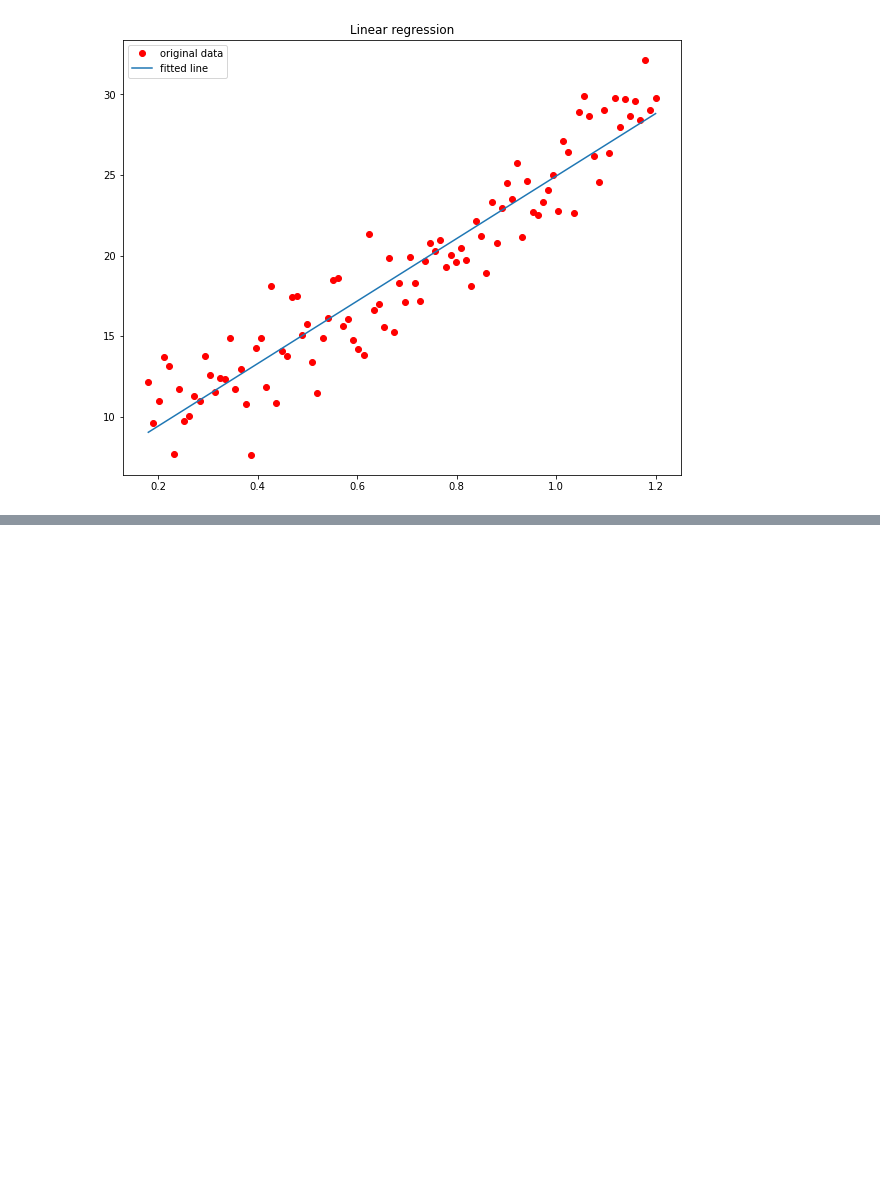
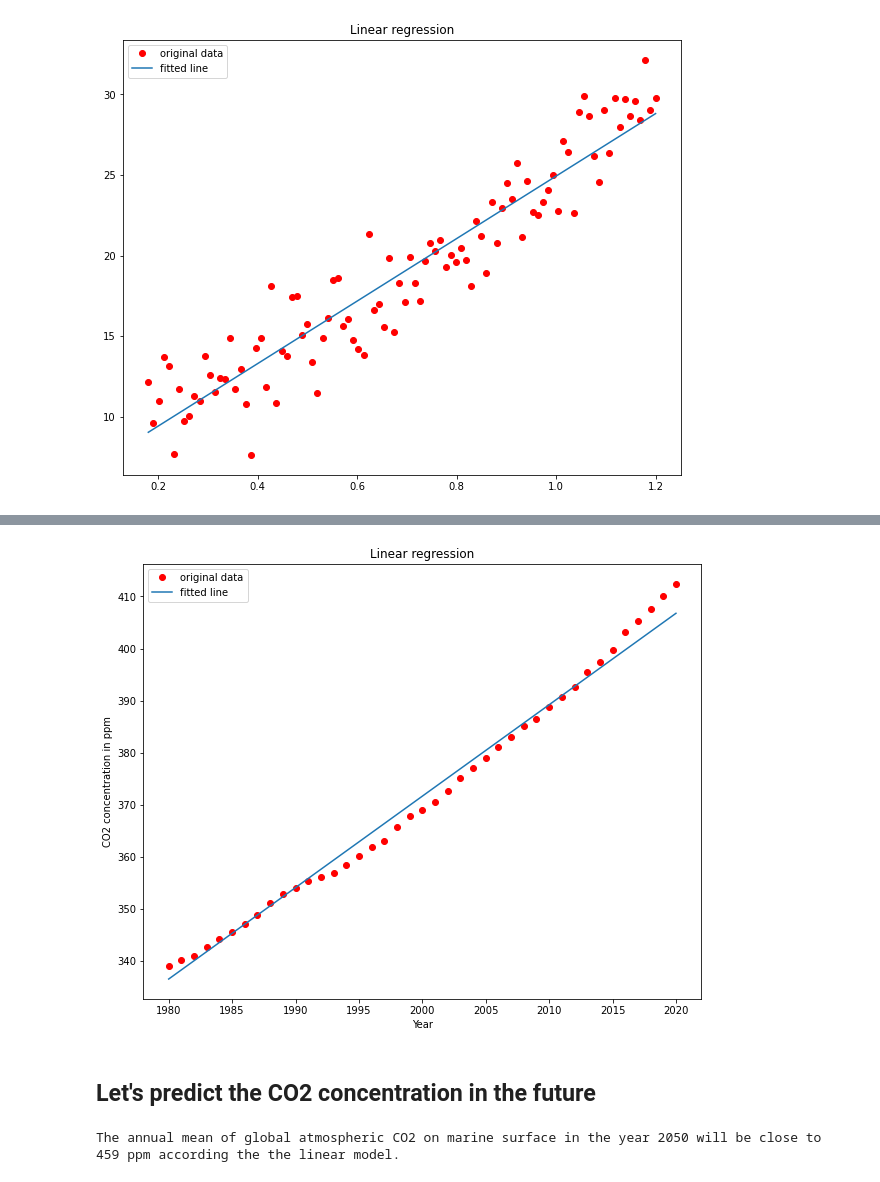
Before and after one commit to lmiguelgato/Machine-Learning-Portfolio, a Jupyter notebook: low-level-linear-regression/low-level-linear-regression.ipynb, the cells around one changed output, grey strips where cells are left out. Drawn from its saved outputs; the diff is of its cells as text; code cells hidden in the pictures; blank space fills up the shorter version.

```diff
--- a/low-level-linear-regression/low-level-linear-regression.ipynb
+++ b/low-level-linear-regression/low-level-linear-regression.ipynb
@@ -124,0 +300,23 @@ plt.show()
+# %%
+plt.figure(figsize=(10,8))
+
+plt.plot(x_orig, y_orig, 'ro', label='original data')
+plt.plot(x_orig, linear_model_co2((x_orig - year_start) / (year_end - year_start))*(max_co2 - min_co2) + min_co2, label='fitted line')
+
+plt.title('Linear regression')
+plt.xlabel('Year')
+plt.ylabel('CO2 concentration in ppm')
+
+plt.legend()
+plt.show()
+# %% [output]
+[figure, added]
+# %% [markdown]
+## Let's predict the CO2 concentration in the future
+# %%
+future_year = 2050
+future_co2 = (linear_model_co2((future_year - year_start) / (year_end - year_start))*(max_co2 - min_co2) + min_co2).numpy()
+
+print(f"The annual mean of global atmospheric CO2 on marine surface in the year {future_year} will be close to {math.floor(future_co2)} ppm according the the linear model.")
+# %% [output]
+The annual mean of global atmospheric CO2 on marine surface in the year 2050 will be close to 459 ppm according the the linear model.
```
Also changed, not shown: parts of 27 cells of this notebook.
